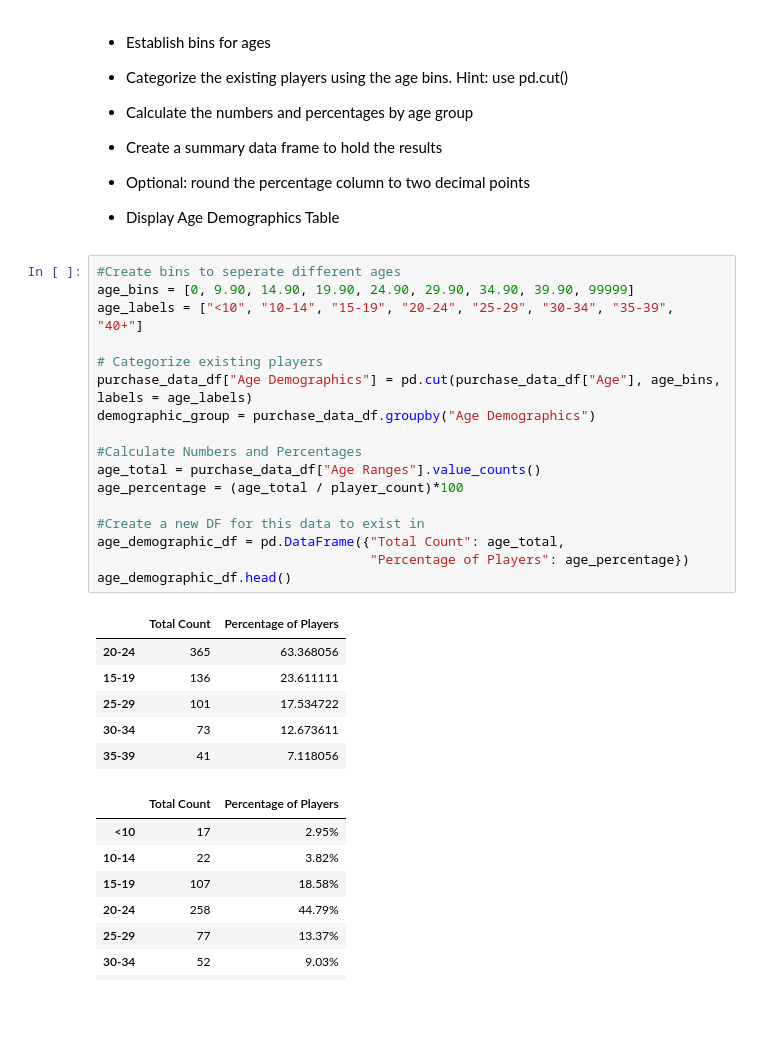
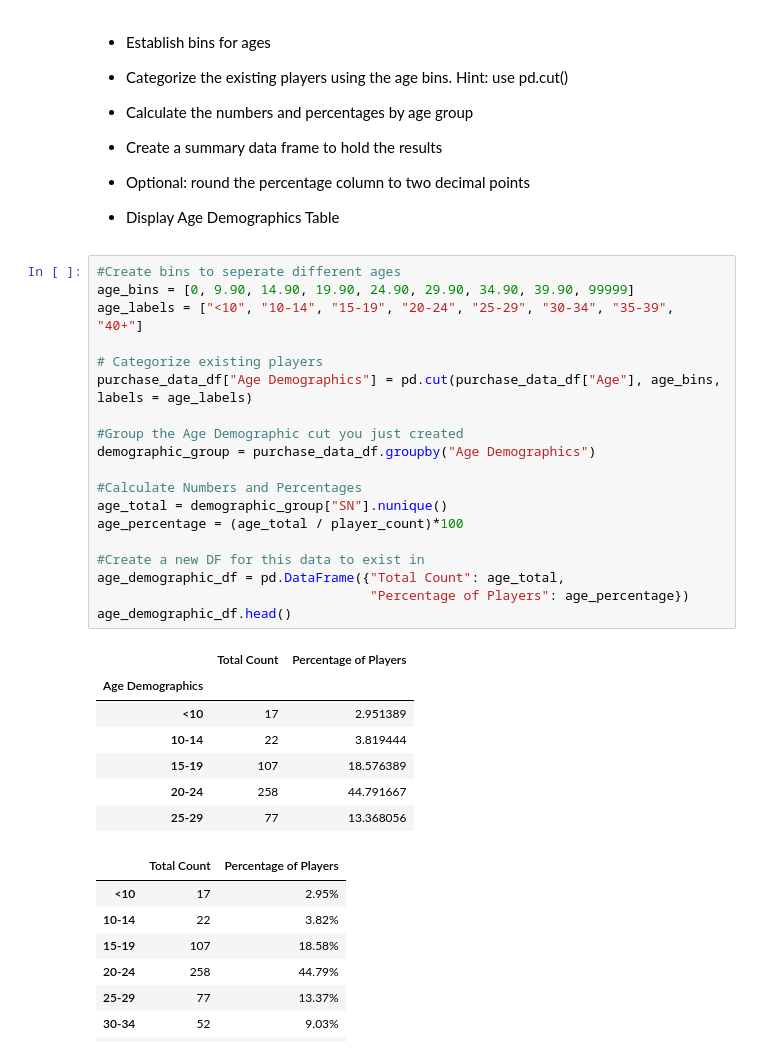
Before and after one commit to azapuchlak/Pandas-Challenge, a Jupyter notebook: HeroesOfPymoli/HeroesOfPymoli.ipynb, the cells around one changed output. Saved outputs shown, nothing was run; the diff lists cells and outputs as text; blank space fills up the shorter version.

```diff
--- a/HeroesOfPymoli/HeroesOfPymoli.ipynb
+++ b/HeroesOfPymoli/HeroesOfPymoli.ipynb
@@ -168,27 +168,30 @@ gender_purchase_analysis_df.head()
 # %%
 #Create bins to seperate different ages
 age_bins = [0, 9.90, 14.90, 19.90, 24.90, 29.90, 34.90, 39.90, 99999]
 age_labels = ["<10", "10-14", "15-19", "20-24", "25-29", "30-34", "35-39", "40+"]
 
 # Categorize existing players
 purchase_data_df["Age Demographics"] = pd.cut(purchase_data_df["Age"], age_bins, labels = age_labels)
+
+#Group the Age Demographic cut you just created
 demographic_group = purchase_data_df.groupby("Age Demographics")
 
 #Calculate Numbers and Percentages
-age_total = purchase_data_df["Age Ranges"].value_counts()
+age_total = demographic_group["SN"].nunique()
 age_percentage = (age_total / player_count)*100
 
 #Create a new DF for this data to exist in
 age_demographic_df = pd.DataFrame({"Total Count": age_total,
                                    "Percentage of Players": age_percentage})
 age_demographic_df.head()
 # %% [output]
 |  | Total Count | Percentage of Players |
-| 20-24 | 365 | 63.368056 |
-| 15-19 | 136 | 23.611111 |
-| 25-29 | 101 | 17.534722 |
-| 30-34 | 73 | 12.673611 |
-| 35-39 | 41 | 7.118056 |
+| Age Demographics |  |  |
+| <10 | 17 | 2.951389 |
+| 10-14 | 22 | 3.819444 |
+| 15-19 | 107 | 18.576389 |
+| 20-24 | 258 | 44.791667 |
+| 25-29 | 77 | 13.368056 |
 # %%
 # %% [output]
 |  | Total Count | Percentage of Players |
```
Also changed, not shown: parts of 2 cells of this notebook.
